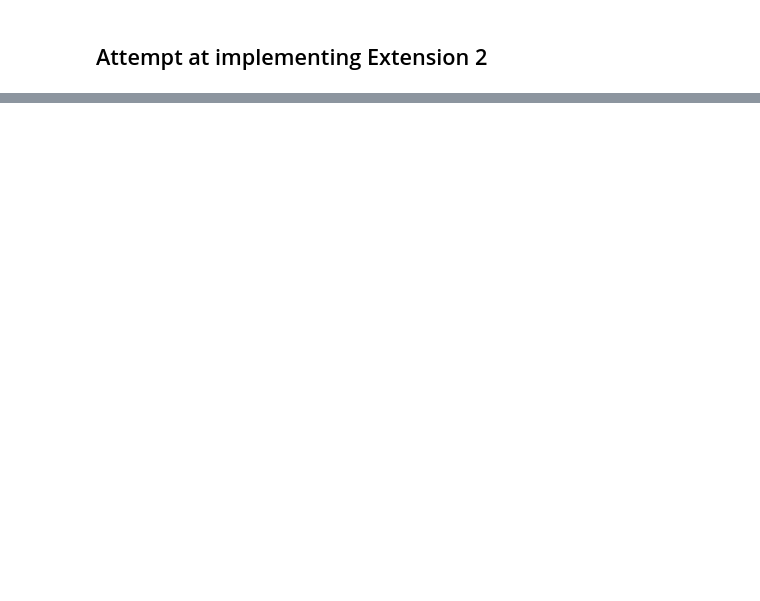
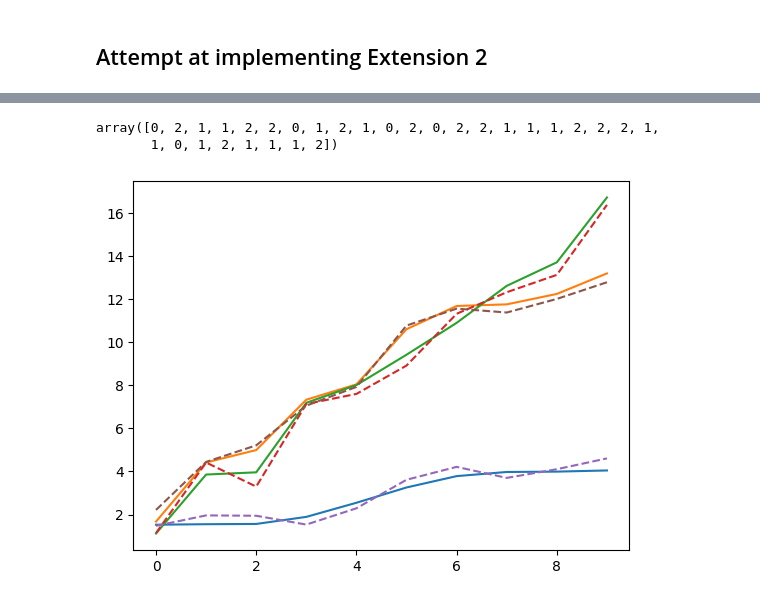
Before and after one commit to michadenheijer/groupedpaneldatamodels, a Jupyter notebook: development/bonhomme_manresa.ipynb, the cells around one changed output, grey strips where cells are left out. Saved outputs shown, nothing was run; the diff lists cells and outputs as text; code cells hidden in the pictures; blank space fills up the shorter version.

```diff
--- a/development/bonhomme_manresa.ipynb
+++ b/development/bonhomme_manresa.ipynb
@@ -698,13 +628,15 @@ def _compute_objective_value_hetrogeneous(res, alpha, g, N):
     return s
 
 
-def _reorder_groups_hetrogeneous(g, alpha, theta):
+def _reorder_groups_hetrogeneous(g, alpha, theta, hetrogeneous_theta):
     """Reorders the groups based on the first value of alpha"""
     # FIXME this is not the best way to do this
     # But it works for now
     mapping = np.argsort(alpha[:, 0])
     ordered_g = np.argsort(mapping)[g]
     ordered_alpha = alpha[mapping]
+    if not hetrogeneous_theta:
+        return ordered_g, ordered_alpha, theta
     ordered_theta = theta[:, mapping]
     return ordered_g, ordered_alpha, ordered_theta
 
@@ -846,11 +778,11 @@ def _grouped_fixed_effects_iteration_hetrogeneous(y, x, G: int, N: int, K: int,
         new_objective_value = _compute_objective_value_hetrogeneous(res, alpha, g, N)
 
         if abs(objective_value - new_objective_value) < tol:
-            iterations_used = i
             objective_value = new_objective_value
             break
 
         objective_value = new_objective_value
+        iterations_used = i
 
     return theta, alpha, g, iterations_used, objective_value
 
@@ -946,7 +878,7 @@ def grouped_fixed_effects(
 
         if objective_value < best_objective_value:
             best_objective_value = objective_value
-            best_g, best_alpha, best_theta = _reorder_groups_hetrogeneous(g, alpha, theta)
+            best_g, best_alpha, best_theta = _reorder_groups_hetrogeneous(g, alpha, theta, hetrogeneous_theta)
             # best_g, best_alpha = g, alpha
             best_iterations_used = iterations_used
 
@@ -963,6 +895,6 @@ def grouped_fixed_effects(
 # # FIXME tolerance is not relevant for VNS
 # FIXME for hetrogeneous theta VNS is super super slow
 grouped_fixed_effects(
-    y[0:30], x[0:30], 3, max_iter=1000, tol=0, gfe_iterations=100, unit_specific_effects=False, enable_vns=False, hetrogeneous_theta=True
+    y[0:60], x[0:60], 3, max_iter=10000, tol=1e-8, gfe_iterations=100, unit_specific_effects=False, enable_vns=False, hetrogeneous_theta=True
 )
 # %% [output]
@@ -984,0 +978,5 @@ grouped_fixed_effects(
+# %%
+import pickle
+
+example_data = pickle.load(open("dgp1-example-2.pkl", "rb"))
+example_data
@@ -984,0 +1005,18 @@ grouped_fixed_effects(
+# %%
+x_example = example_data[0]
+y_example = np.reshape(example_data[1], (30, 10, 1))
+f_example = example_data[2]
+g_example = example_data[3]
+# %%
+beta_est, f_est, g_est, _, _, _ = grouped_fixed_effects(
+    y_example,
+    x_example,
+    3,
+    max_iter=10,
+    tol=1e-8,
+    gfe_iterations=1,
+    unit_specific_effects=False,
+    enable_vns=True,
+    hetrogeneous_theta=True,
+)
+beta_est, f_est, g_est
@@ -984,0 +1069,12 @@ grouped_fixed_effects(
+# %%
+mapping = np.array([1, 2, 0])  # Example mapping from g_est to g_example
+mapping[g_example]
+# %% [output]
+array([0, 2, 1, 1, 2, 2, 0, 1, 2, 1, 0, 2, 0, 2, 2, 1, 1, 1, 2, 2, 2, 1,
+       1, 0, 1, 2, 1, 1, 1, 2])
+# %%
+plt.plot(f_example)
+plt.plot(f_est.T, "--")
+plt.show()
+# %% [output]
+[figure, added]
```
Also changed, not shown: parts of 10 cells of this notebook, 30 other files.
